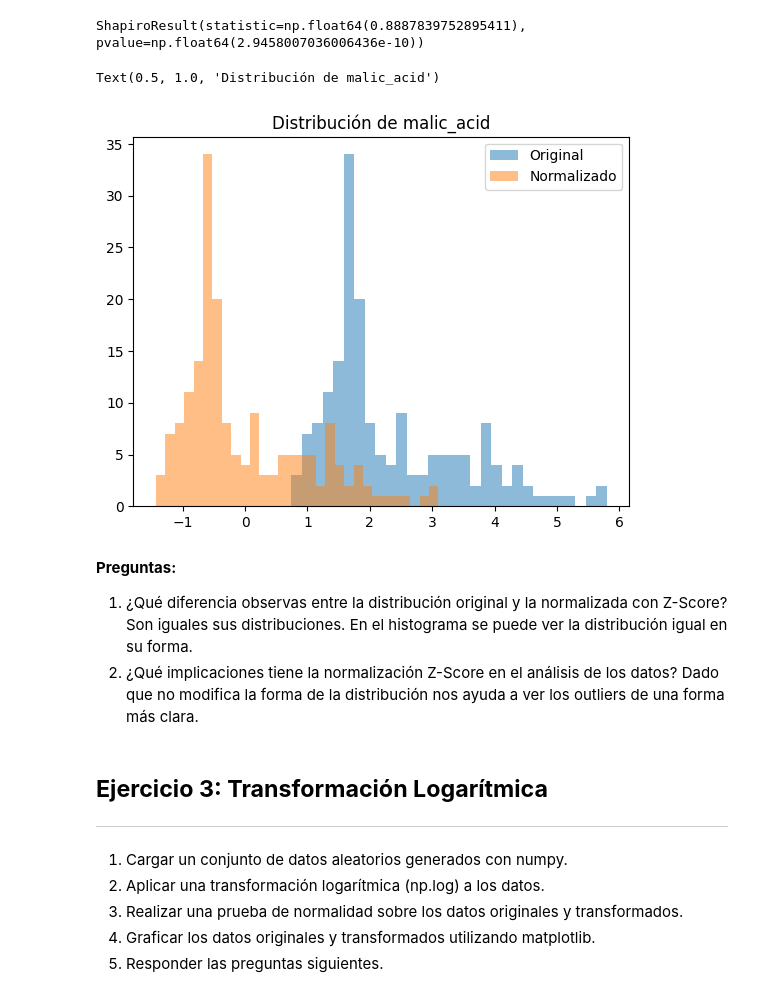
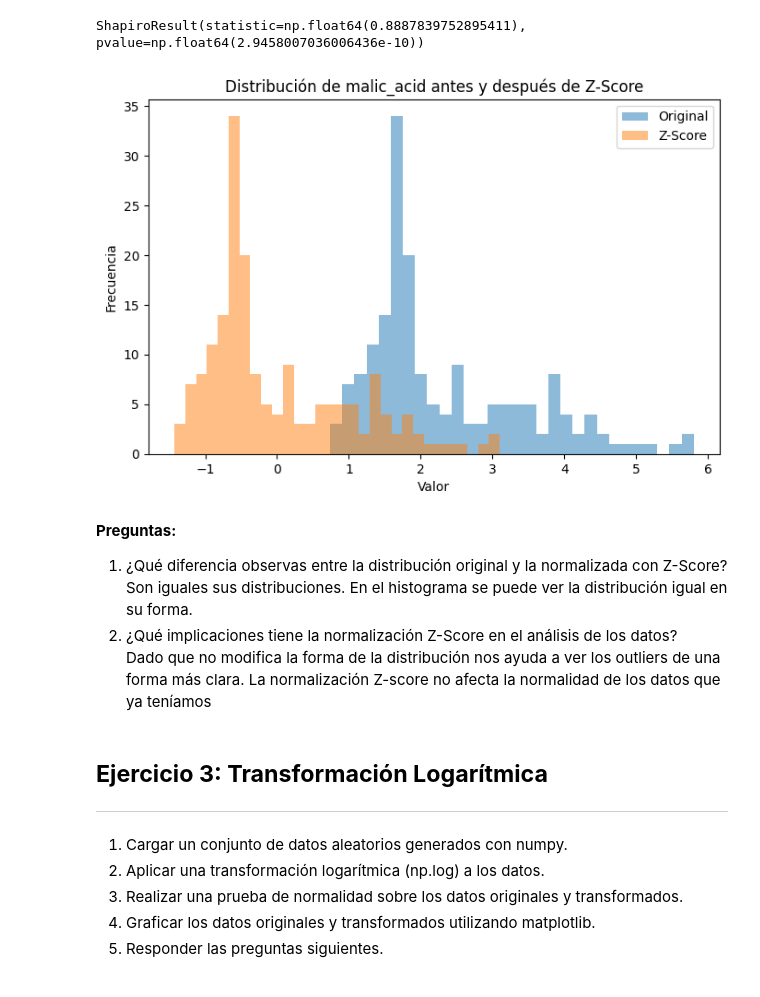
Before and after one commit to bidallei/MIAAD-UACJ, a Jupyter notebook: Practica22_NormalizacionTransformacion_263150.ipynb, the cells around one changed output. Cells and saved outputs as stored; diff of their text form; code cells hidden in the pictures.

```diff
--- a/Practica22_NormalizacionTransformacion_263150.ipynb
+++ b/Practica22_NormalizacionTransformacion_263150.ipynb
@@ -123,19 +128,22 @@ ShapiroResult(statistic=np.float64(0.8887839752895411), pvalue=np.float64(2.9458
 # %%
 # 6. Graficar los datos originales y los normalizados utilizando matplotlib o seaborn.
 import seaborn as sns
+plt.figure(figsize=(8,5))
 plt.hist(malic_acid, bins=30, alpha=0.5, label='Original')
-plt.hist(normalization, bins=30, alpha=0.5, label='Normalizado')
+plt.hist(normalization, bins=30, alpha=0.5, label='Z-Score')
+plt.xlabel('Valor')
+plt.ylabel('Frecuencia')
+plt.title('Distribución de malic_acid antes y después de Z-Score')
 plt.legend(loc='upper right')
-plt.title('Distribución de malic_acid')
+plt.show()
 # %% [output]
-Text(0.5, 1.0, 'Distribución de malic_acid')
-[figure, old version]
+[figure, new version]
 # %% [markdown]
 **Preguntas:**
-1. ¿Qué diferencia observas entre la distribución original y la normalizada con Z-Score?
+1. ¿Qué diferencia observas entre la distribución original y la normalizada con Z-Score?<br>
 Son iguales sus distribuciones. En el histograma se puede ver la distribución igual en su forma.
-2. ¿Qué implicaciones tiene la normalización Z-Score en el análisis de los datos?
-Dado que no modifica la forma de la distribución nos ayuda a ver los outliers de una forma más clara.
+2. ¿Qué implicaciones tiene la normalización Z-Score en el análisis de los datos?<br>
+Dado que no modifica la forma de la distribución nos ayuda a ver los outliers de una forma más clara. La normalización Z-score no afecta la normalidad de los datos que ya teníamos
 # %% [markdown]
 ## **Ejercicio 3: Transformación Logarítmica**
 ---
```
Also changed, not shown: parts of 11 cells of this notebook.
